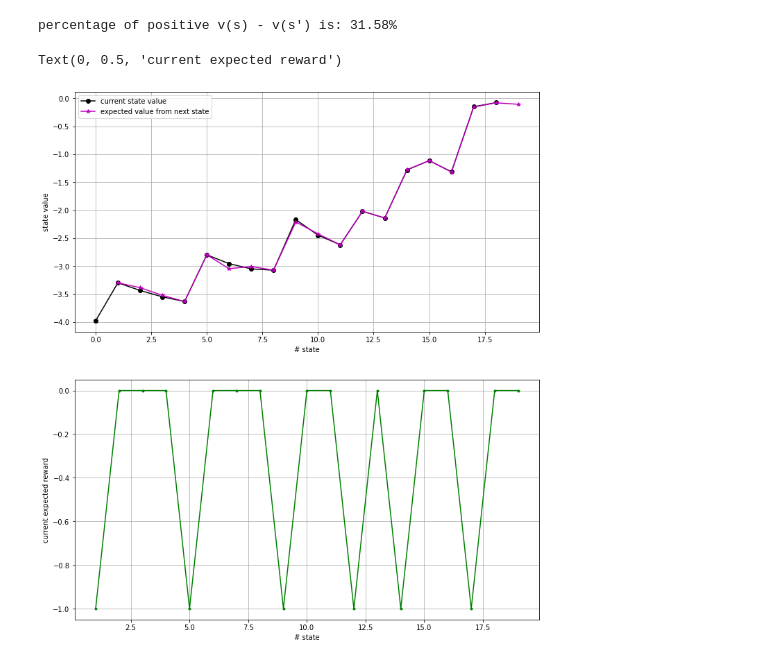
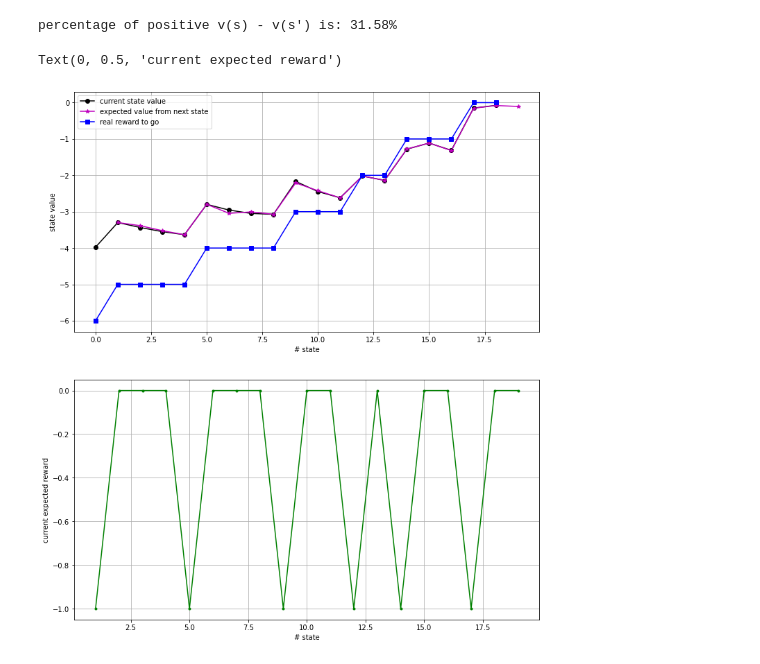
Before and after one commit to joeloren/rl_cosims, a Jupyter notebook: src/envs/graph_coloring/gc_notebooks/check_value_function_monocticity.ipynb, the cells around one changed output. Cells and saved outputs as stored; diff of their text form; code cells hidden in the pictures.

Commit message:
added some interesting graphs to jupyter notebook

```diff
--- a/src/envs/graph_coloring/gc_notebooks/check_value_function_monocticity.ipynb
+++ b/src/envs/graph_coloring/gc_notebooks/check_value_function_monocticity.ipynb
@@ -15,6 +15,16 @@ from src.envs.graph_coloring.gc_baselines.ortools_policy import ORToolsOfflinePo
 from src.envs.graph_coloring.gc_policies.ppo_policy import PPOPolicy
 from src.envs.graph_coloring.gc_utils.graph_utils import add_color_nodes_to_graph, create_graph_from_observation
 from src.envs.graph_coloring.gc_utils.plot_results import plot_gc_solution
+# %%
+def calculate_reward_to_go(discount_factor, rewards):
+    discounted_rewards = []
+    for t in range(len(rewards)):
+        rtg_t = 0
+        for pw, r in enumerate(rewards[t:]):
+            # normalize rewards by a constant number
+            rtg_t = rtg_t + discount_factor ** pw * (r)
+        discounted_rewards.append(rtg_t)
+    return discounted_rewards
 # %%
 sim = create_er_random_graph_problem(num_new_nodes=0, num_initial_nodes=20, prob_edge=0.3,
                                    is_online=False, random_seed=15)
@@ -100,21 +110,23 @@ percentage of positive v(s) - v(s') is: 31.58%
 # %%
 states = value_outputs["states"]
 state_values = value_outputs["state_value"]
 next_state_values = [np.mean(v) for v in value_outputs["next_state_values"]]
 rewards = [np.mean(r) for r in value_outputs['rewards']]
+discounted_rewards = calculate_reward_to_go(discount_factor=agent_config_dict['discount'], rewards=rewards)
 fig, ax = plt.subplots(2, 1)
 ax[0].plot(range(len(state_values)), state_values, marker='o', c='k', label="current state value")
 ax[0].plot(range(1, len(next_state_values)+1), next_state_values, marker='*', c='m', label="expected value from next state")
+ax[0].plot(range(len(discounted_rewards)), discounted_rewards, marker='s', c='b', label="real reward to go")
 ax[0].grid()
 ax[0].legend()
 ax[0].set_xlabel('# state')
 ax[0].set_ylabel('state value')
 ax[1].plot(range(1, len(rewards)+1), rewards, marker='.', c='g')
 ax[1].grid()
 ax[1].set_xlabel('# state')
 ax[1].set_ylabel('current expected reward')
 # print(f"state values:{state_values}")
 # print(f"mean next state values:{[np.mean(v) for v in next_state_values][1:]}")
 # %% [output]
 Text(0, 0.5, 'current expected reward')
-[figure, old version]
+[figure, new version]
```
Also changed, not shown: parts of 1 cell of this notebook.
